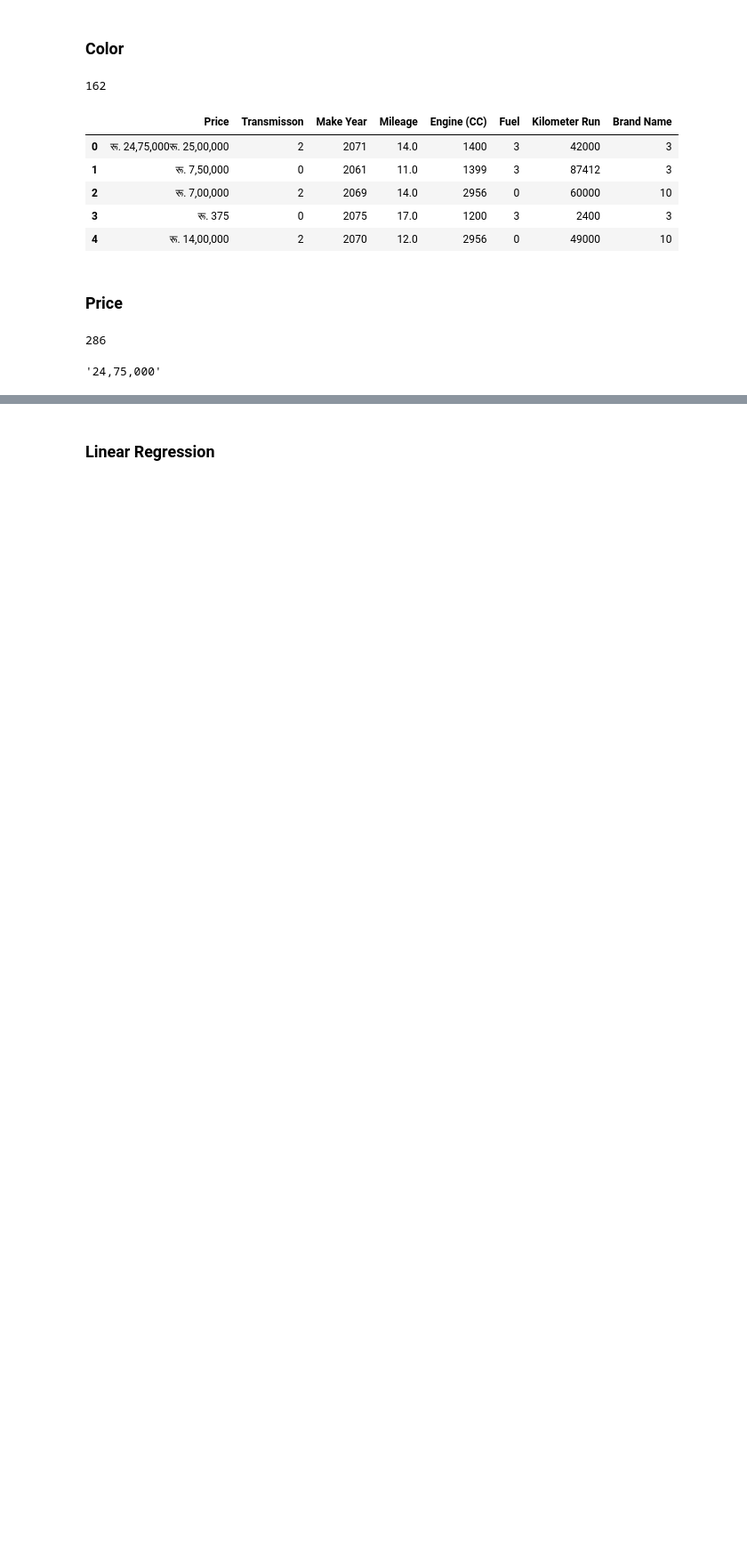
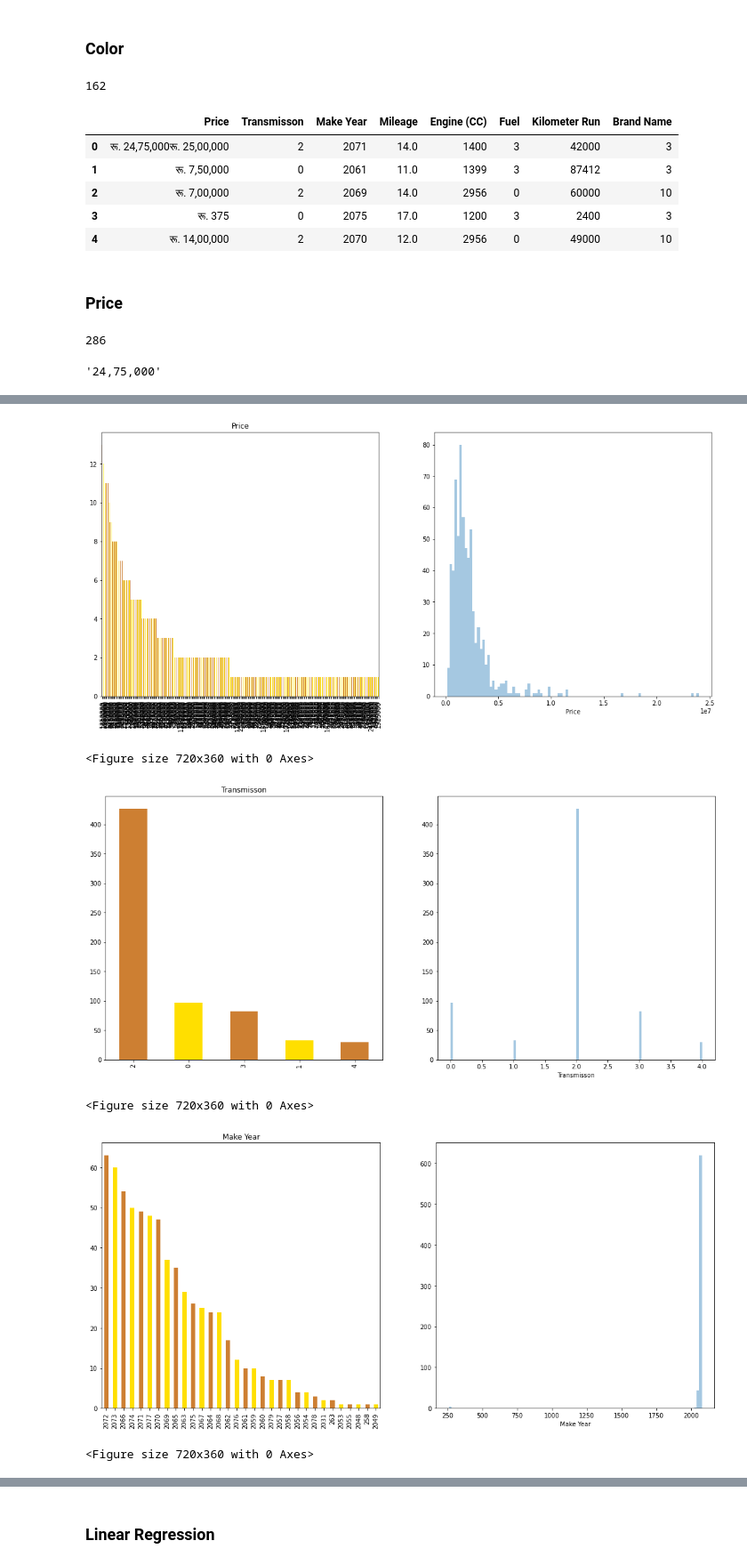
Before and after one commit to HordesOfGhost/Learning_EDA, a Jupyter notebook: HamroBazzar_Car/EDA_car.ipynb, the cells around one changed output, grey strips where cells are left out. Shown at 89% size. Drawn from its saved outputs; the diff is of its cells as text; code cells hidden in the pictures; blank space fills up the shorter version.

```diff
--- a/HamroBazzar_Car/EDA_car.ipynb
+++ b/HamroBazzar_Car/EDA_car.ipynb
@@ -773,0 +783,18 @@ df_final["Engine (CC)"] = df_final["Engine (CC)"].astype(int)
+# %%
+for i in df_final.columns:
+   f, ax = plt.subplots(1, 2, figsize=(18, 8))
+   df_final[i].value_counts().plot.bar(
+    color=['#CD7F32', '#FFDF00'], ax=ax[0])
+   ax[0].set_title(str(i))
+   plt.figure(figsize=(10,5))
+   sns.distplot(df_final[i],bins=100,kde=False,ax=ax[1])
+   # sns.countplot(i, hue=i, data=df_final,ax=ax[2])
+   # ax[2].set_title(str(i))
+   plt.show()
+# %% [output]
+[figure, added]
+<Figure size 720x360 with 0 Axes>
+[figure, added]
+<Figure size 720x360 with 0 Axes>
+[figure, added]
+<Figure size 720x360 with 0 Axes>
```
Also changed, not shown: parts of 12 cells of this notebook.
